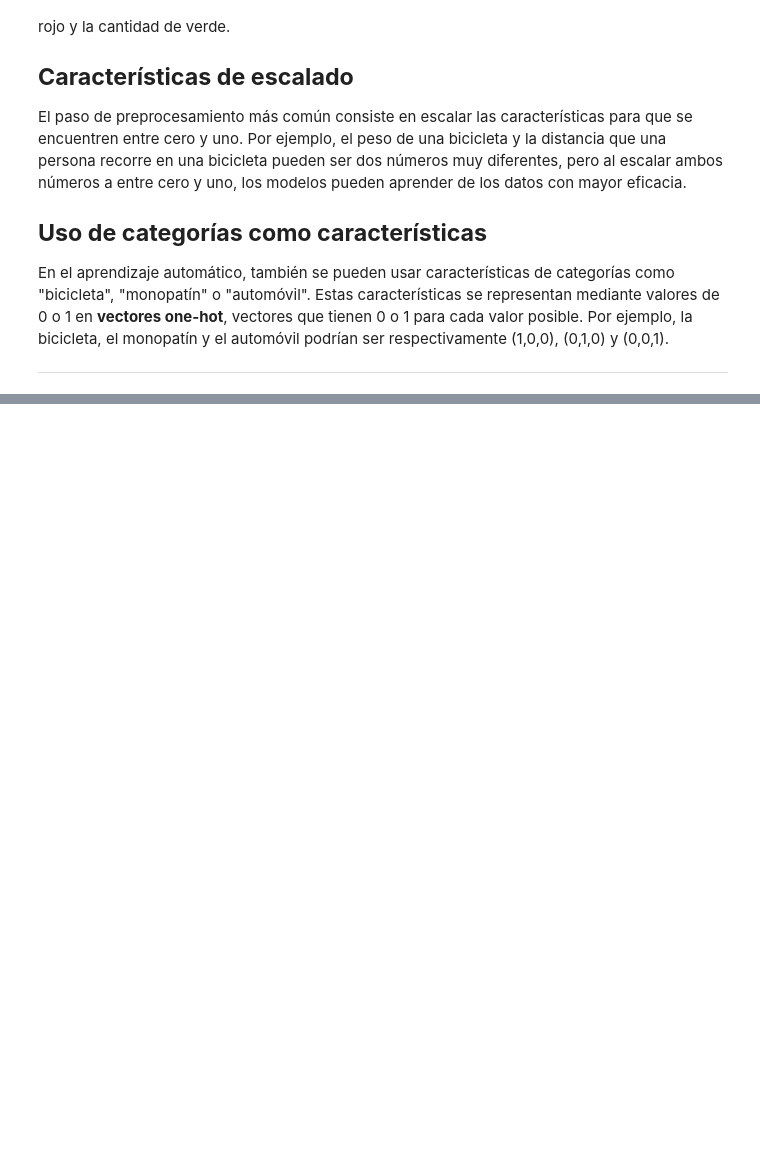
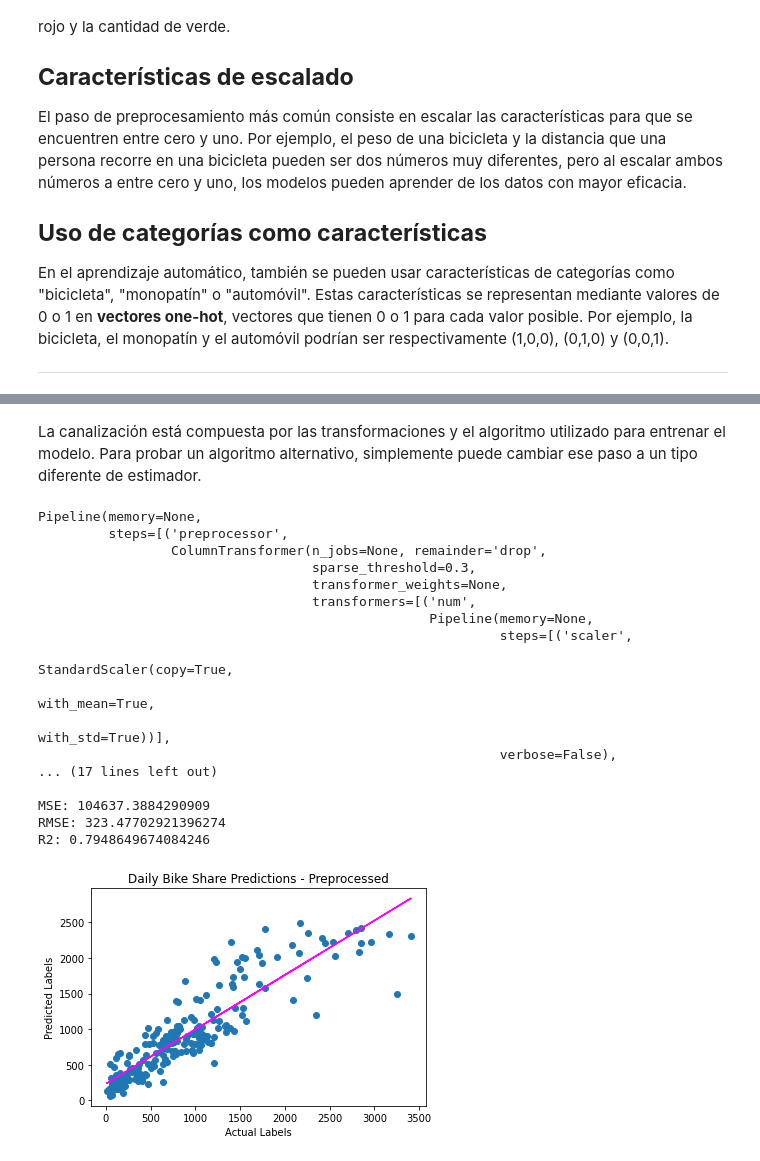
Before and after one commit to EMcoding17/ExtraccionConocimientosDeBD, a Jupyter notebook: Entrenar_Evaluar_Modelos_Regresion.ipynb, the cells around one changed output, grey strips where cells are left out. Drawn from its saved outputs; the diff is of its cells as text; code cells hidden in the pictures; blank space fills up the shorter version.

```diff
--- a/Entrenar_Evaluar_Modelos_Regresion.ipynb
+++ b/Entrenar_Evaluar_Modelos_Regresion.ipynb
@@ -792,0 +1084,51 @@ En el aprendizaje automático, también se pueden usar características de categ
+# %% [markdown]
+La canalización está compuesta por las transformaciones y el algoritmo utilizado para entrenar el modelo. Para probar un algoritmo alternativo, simplemente puede cambiar ese paso a un tipo diferente de estimador.
+# %%
+# Use a different estimator in the pipeline
+pipeline = Pipeline(steps=[('preprocessor', preprocessor),
+                           ('regressor', RandomForestRegressor())])
+
+
+# fit the pipeline to train a linear regression model on the training set
+model = pipeline.fit(X_train, (y_train))
+print (model, "\n")
+
+# Get predictions
+predictions = model.predict(X_test)
+
+# Display metrics
+mse = mean_squared_error(y_test, predictions)
+print("MSE:", mse)
+rmse = np.sqrt(mse)
+print("RMSE:", rmse)
+r2 = r2_score(y_test, predictions)
+print("R2:", r2)
+
+# Plot predicted vs actual
+plt.scatter(y_test, predictions)
+plt.xlabel('Actual Labels')
+plt.ylabel('Predicted Labels')
+plt.title('Daily Bike Share Predictions - Preprocessed')
+z = np.polyfit(y_test, predictions, 1)
+p = np.poly1d(z)
+plt.plot(y_test,p(y_test), color='magenta')
+plt.show()
+# %% [output]
+Pipeline(memory=None,
+         steps=[('preprocessor',
+                 ColumnTransformer(n_jobs=None, remainder='drop',
+                                   sparse_threshold=0.3,
+                                   transformer_weights=None,
+                                   transformers=[('num',
+                                                  Pipeline(memory=None,
+                                                           steps=[('scaler',
+                                                                   StandardScaler(copy=True,
+                                                                                  with_mean=True,
+                                                                                  with_std=True))],
+                                                           verbose=False),
+... (17 lines left out)
+
+MSE: 104637.3884290909
+RMSE: 323.47702921396274
+R2: 0.7948649674084246
+[figure, added]
```
Also changed, not shown: parts of 17 cells of this notebook.
